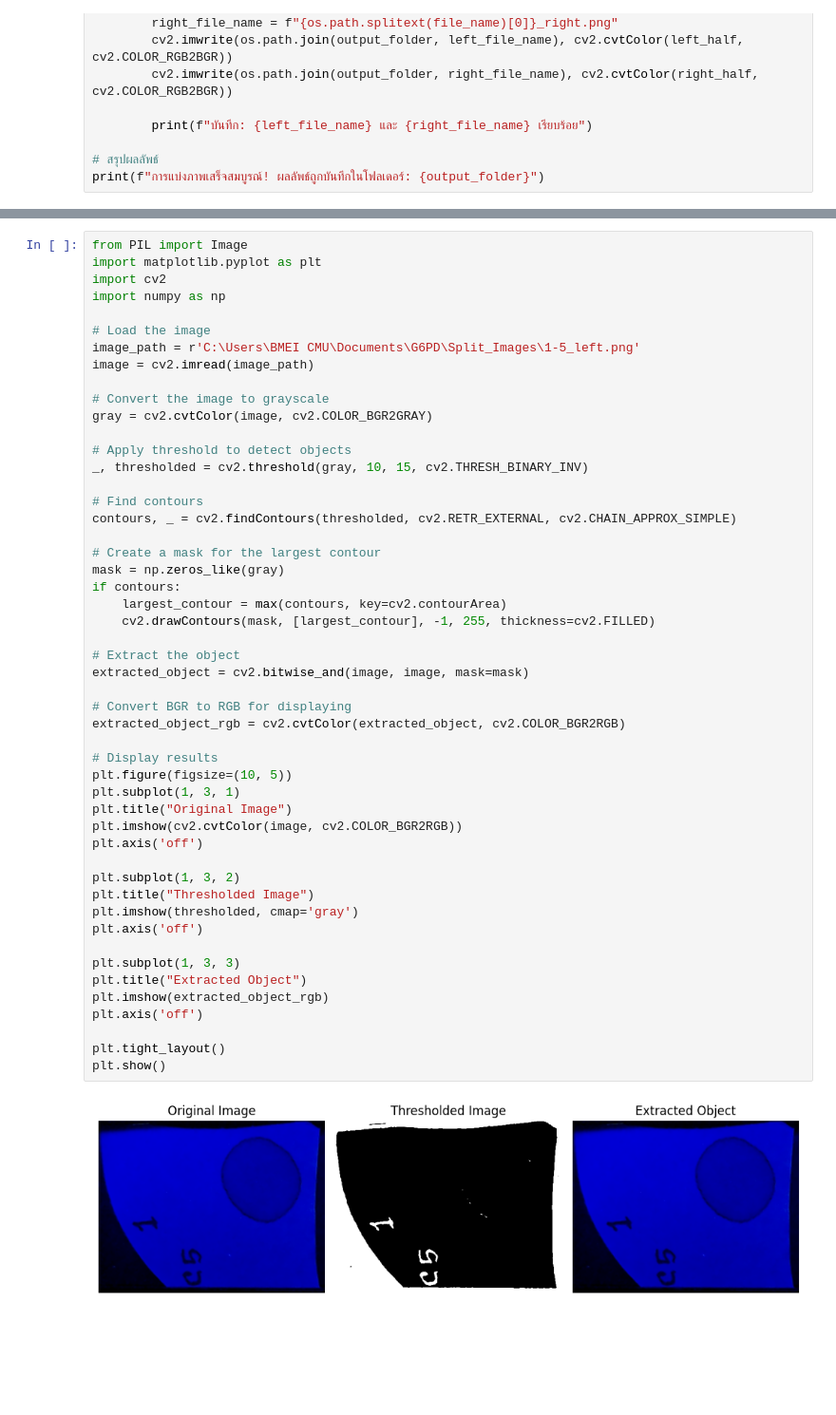
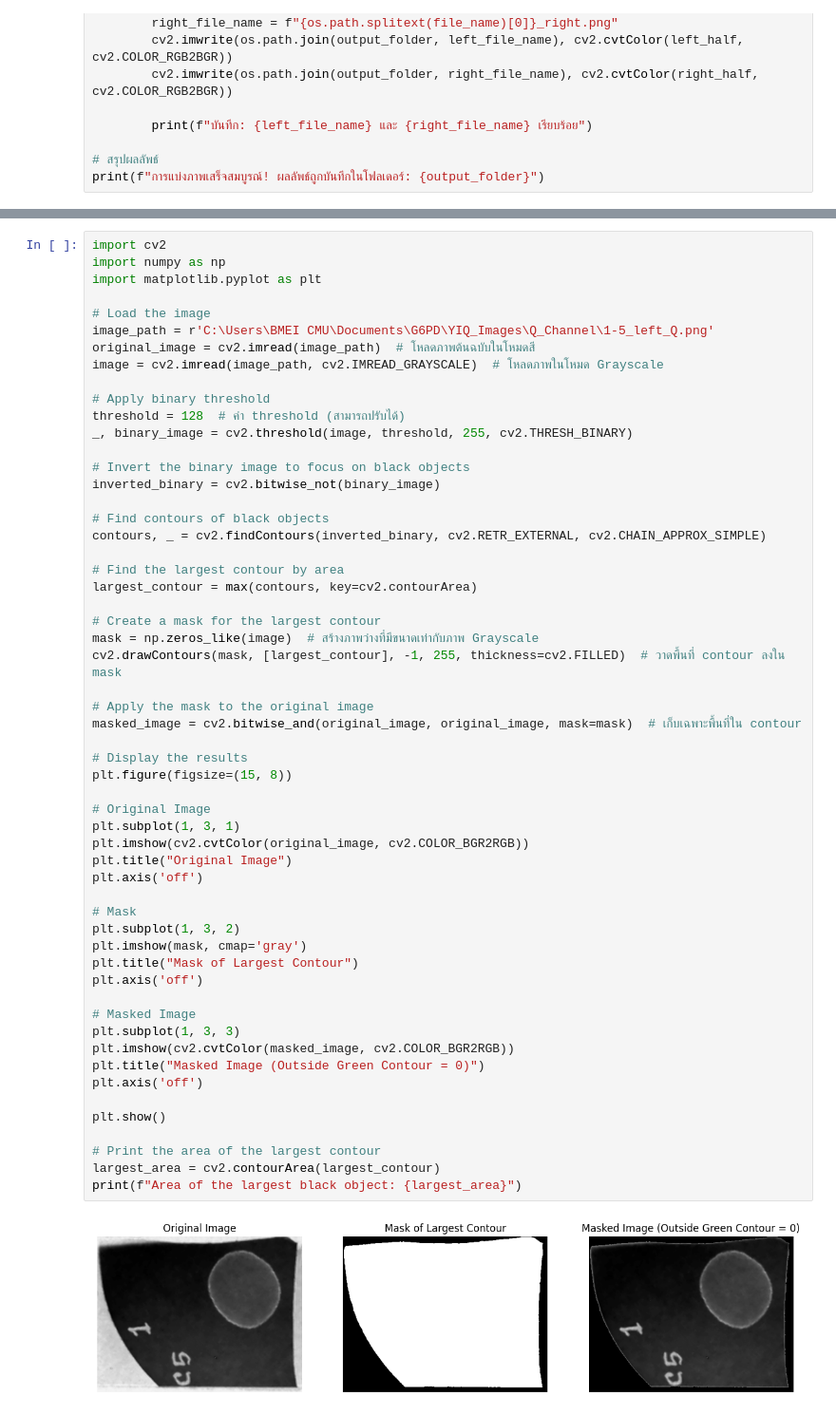
Before and after one commit to KungLobster69/WORK, a Jupyter notebook: Windows/CODE_BME/PROJECT_G6PD/Blood_cell_separation.ipynb, the cells around one changed output, grey strips where cells are left out. Shown at 95% size. Cells and saved outputs as stored; diff of their text form; blank space fills up the shorter version.

```diff
--- a/Windows/CODE_BME/PROJECT_G6PD/Blood_cell_separation.ipynb
+++ b/Windows/CODE_BME/PROJECT_G6PD/Blood_cell_separation.ipynb
@@ -113,52 +217,58 @@ print(f"การแบ่งภาพเสร็จสมบูรณ์! ผ
 # %%
-from PIL import Image
-import matplotlib.pyplot as plt
 import cv2
 import numpy as np
+import matplotlib.pyplot as plt
 
 # Load the image
-image_path = r'C:\Users\BMEI CMU\Documents\G6PD\Split_Images\1-5_left.png'
-image = cv2.imread(image_path)
+image_path = r'C:\Users\BMEI CMU\Documents\G6PD\YIQ_Images\Q_Channel\1-5_left_Q.png'
+original_image = cv2.imread(image_path)  # โหลดภาพต้นฉบับในโหมดสี
+image = cv2.imread(image_path, cv2.IMREAD_GRAYSCALE)  # โหลดภาพในโหมด Grayscale
 
-# Convert the image to grayscale
-gray = cv2.cvtColor(image, cv2.COLOR_BGR2GRAY)
+# Apply binary threshold
+threshold = 128  # ค่า threshold (สามารถปรับได้)
+_, binary_image = cv2.threshold(image, threshold, 255, cv2.THRESH_BINARY)
 
-# Apply threshold to detect objects
-_, thresholded = cv2.threshold(gray, 10, 15, cv2.THRESH_BINARY_INV)
+# Invert the binary image to focus on black objects
+inverted_binary = cv2.bitwise_not(binary_image)
 
-# Find contours
-contours, _ = cv2.findContours(thresholded, cv2.RETR_EXTERNAL, cv2.CHAIN_APPROX_SIMPLE)
+# Find contours of black objects
+contours, _ = cv2.findContours(inverted_binary, cv2.RETR_EXTERNAL, cv2.CHAIN_APPROX_SIMPLE)
+
+# Find the largest contour by area
+largest_contour = max(contours, key=cv2.contourArea)
 
 # Create a mask for the largest contour
-mask = np.zeros_like(gray)
-if contours:
-    largest_contour = max(contours, key=cv2.contourArea)
-    cv2.drawContours(mask, [largest_contour], -1, 255, thickness=cv2.FILLED)
+mask = np.zeros_like(image)  # สร้างภาพว่างที่มีขนาดเท่ากับภาพ Grayscale
+cv2.drawContours(mask, [largest_contour], -1, 255, thickness=cv2.FILLED)  # วาดพื้นที่ contour ลงใน mask
 
-# Extract the object
-extracted_object = cv2.bitwise_and(image, image, mask=mask)
+# Apply the mask to the original image
+masked_image = cv2.bitwise_and(original_image, original_image, mask=mask)  # เก็บเฉพาะพื้นที่ใน contour
 
-# Convert BGR to RGB for displaying
-extracted_object_rgb = cv2.cvtColor(extracted_object, cv2.COLOR_BGR2RGB)
+# Display the results
+plt.figure(figsize=(15, 8))
 
-# Display results
-plt.figure(figsize=(10, 5))
+# Original Image
 plt.subplot(1, 3, 1)
+plt.imshow(cv2.cvtColor(original_image, cv2.COLOR_BGR2RGB))
 plt.title("Original Image")
-plt.imshow(cv2.cvtColor(image, cv2.COLOR_BGR2RGB))
 plt.axis('off')
 
+# Mask
 plt.subplot(1, 3, 2)
-plt.title("Thresholded Image")
-plt.imshow(thresholded, cmap='gray')
+plt.imshow(mask, cmap='gray')
+plt.title("Mask of Largest Contour")
 plt.axis('off')
 
+# Masked Image
 plt.subplot(1, 3, 3)
-plt.title("Extracted Object")
-plt.imshow(extracted_object_rgb)
+plt.imshow(cv2.cvtColor(masked_image, cv2.COLOR_BGR2RGB))
+plt.title("Masked Image (Outside Green Contour = 0)")
 plt.axis('off')
 
-plt.tight_layout()
 plt.show()
+
+# Print the area of the largest contour
+largest_area = cv2.contourArea(largest_contour)
+print(f"Area of the largest black object: {largest_area}")
 # %% [output]
-[figure, old version]
+[figure, new version]
```
Also changed, not shown: parts of 4 cells of this notebook, 1 other file.
